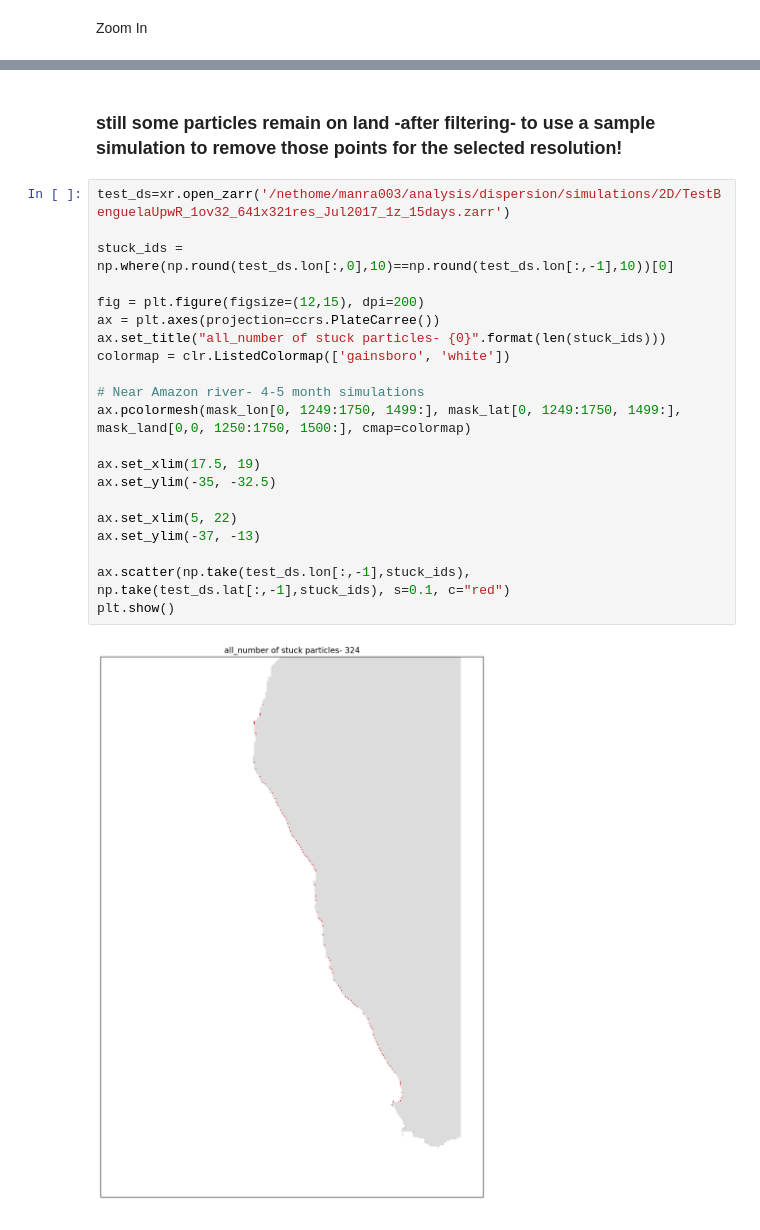
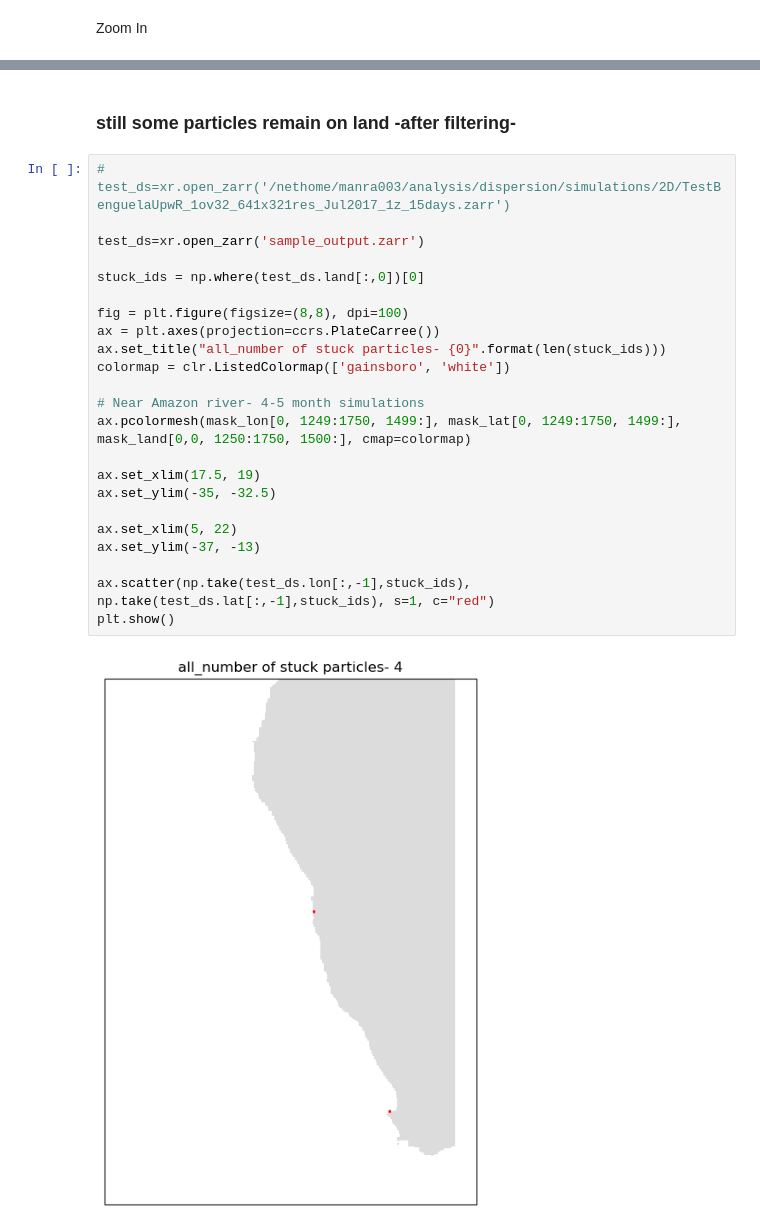
Before and after one commit to OceanParcels/atlanteco_plankton_plastic_nutrients_dispersion, a Jupyter notebook: src/processing/extract_Benguela_region.ipynb, the cells around one changed output, grey strips where cells are left out. Cells and saved outputs as stored; diff of their text form.

Commit message:
added test to sample u, v for stuck particles- no change in release particles

```diff
--- a/src/processing/extract_Benguela_region.ipynb
+++ b/src/processing/extract_Benguela_region.ipynb
@@ -157,25 +223,27 @@ plt.show()
 # %% [markdown]
-<h3> still some particles remain on land -after filtering- to use a sample simulation to remove those points for the selected resolution!
+<h3> still some particles remain on land -after filtering-
 # %%
-test_ds=xr.open_zarr('/nethome/manra003/analysis/dispersion/simulations/2D/TestBenguelaUpwR_1ov32_641x321res_Jul2017_1z_15days.zarr')
+# test_ds=xr.open_zarr('/nethome/manra003/analysis/dispersion/simulations/2D/TestBenguelaUpwR_1ov32_641x321res_Jul2017_1z_15days.zarr')
 
-stuck_ids = np.where(np.round(test_ds.lon[:,0],10)==np.round(test_ds.lon[:,-1],10))[0]
+test_ds=xr.open_zarr('sample_output.zarr')
 
-fig = plt.figure(figsize=(12,15), dpi=200)
+stuck_ids = np.where(test_ds.land[:,0])[0]
+
+fig = plt.figure(figsize=(8,8), dpi=100)
 ax = plt.axes(projection=ccrs.PlateCarree())
 ax.set_title("all_number of stuck particles- {0}".format(len(stuck_ids)))
 colormap = clr.ListedColormap(['gainsboro', 'white'])
 
 # Near Amazon river- 4-5 month simulations
 ax.pcolormesh(mask_lon[0, 1249:1750, 1499:], mask_lat[0, 1249:1750, 1499:], mask_land[0,0, 1250:1750, 1500:], cmap=colormap)
 
 ax.set_xlim(17.5, 19)
 ax.set_ylim(-35, -32.5)
 
 ax.set_xlim(5, 22)
 ax.set_ylim(-37, -13)
 
-ax.scatter(np.take(test_ds.lon[:,-1],stuck_ids), np.take(test_ds.lat[:,-1],stuck_ids), s=0.1, c="red")
+ax.scatter(np.take(test_ds.lon[:,-1],stuck_ids), np.take(test_ds.lat[:,-1],stuck_ids), s=1, c="red")
 plt.show()
 # %% [output]
-[figure, old version]
+[figure, new version]
```
Also changed, not shown: parts of 18 cells of this notebook.
